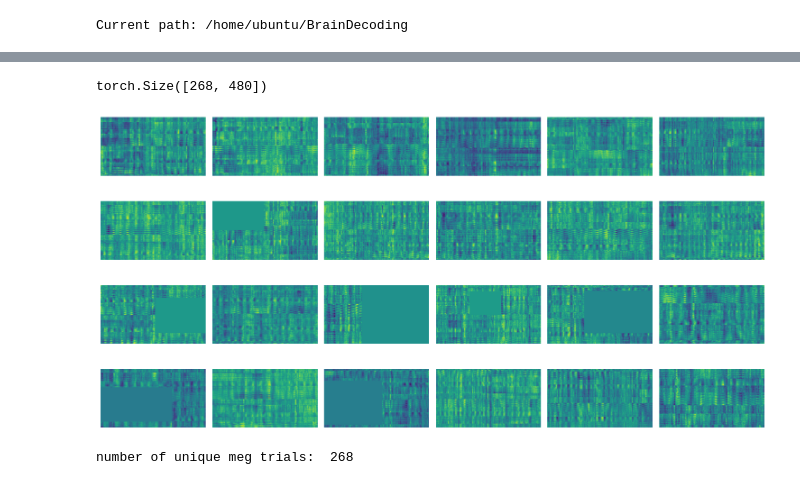
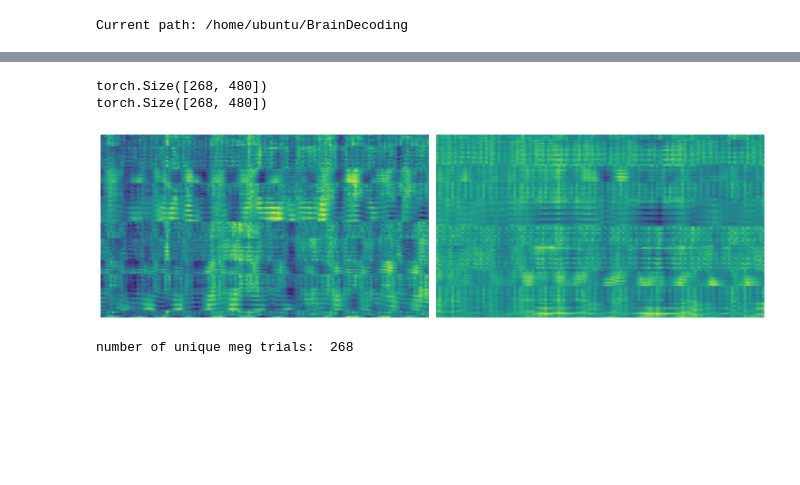
Before and after one commit to GustavKS/BrainDecoding, a Jupyter notebook: notebooks/dataset.ipynb, the cells around one changed output, grey strips where cells are left out. Cells and saved outputs as stored; diff of their text form; code cells hidden in the pictures; blank space fills up the shorter version.

```diff
--- a/notebooks/dataset.ipynb
+++ b/notebooks/dataset.ipynb
@@ -112,12 +152,22 @@ config = {
     "filter": False,
     "filter_low": 0.3,
     "filter_high": 4,
+    "spectrogram": True,
 }
 subjects = 2
 dataset = meg_dataset(
-  config=config, s = subjects, train = False
+  config=config, s = subjects, transform=True, train = False
 )
-print(len(dataset))
+#val_dataset = meg_dataset(
+#  config=config, s = subjects, transform=False, train = False
+#)
+train_idcs = np.arange(0, len(dataset))
+np.random.seed(42)
+np.random.shuffle(train_idcs)
+train_idcs = train_idcs[:int(len(train_idcs)*0.8)]
+val_idcs = np.setdiff1d(np.arange(0, len(dataset)), train_idcs)
+train_dataset = torch.utils.data.Subset(dataset, train_idcs)
+#val_dataset = torch.utils.data.Subset(val_dataset, val_idcs)
 # %% [output]
 Analysing Subject: S02, nights: ['Night1']
 Loading S02 Night1
@@ -124,0 +175,9 @@ Loading S02 Night1
+# %%
+ds = train_dataset
+fig, ax = plt.subplots(1,1, figsize=(10, 7), dpi = 100)
+meg, label, _ = ds[4]
+ax.imshow(meg, cmap = 'viridis')
+ax.axis('off')
+print(meg.shape)
+plt.tight_layout()
+plt.show()
@@ -125,16 +188,17 @@ Loading S02 Night1
 # %%
-ds = dataset
-fig, ax = plt.subplots(4,6, figsize=(15, 8))
-for idx, ax in enumerate(ax.flatten()):
-  meg, _, _, _ = ds[idx]
-  ax.imshow(meg)
+ds = train_dataset
+fig, ax = plt.subplots(1,2, figsize=(15, 8), dpi = 100)
+for idx, ax in enumerate(ax):
+  meg, label, _ = ds[idx]
+  ax.imshow(meg, cmap = 'viridis')
   ax.axis('off')
-print(meg.shape)
+  print(meg.shape)
 plt.tight_layout()
 plt.show()
 # %% [output]
 torch.Size([268, 480])
+torch.Size([268, 480])
-[figure, old version]
+[figure, new version]
 # %%
 print("number of unique meg trials: ", len(np.unique(meg.numpy(), axis=0)))
 # %% [output]
```
Also changed, not shown: parts of 5 cells of this notebook, 24 other files.
